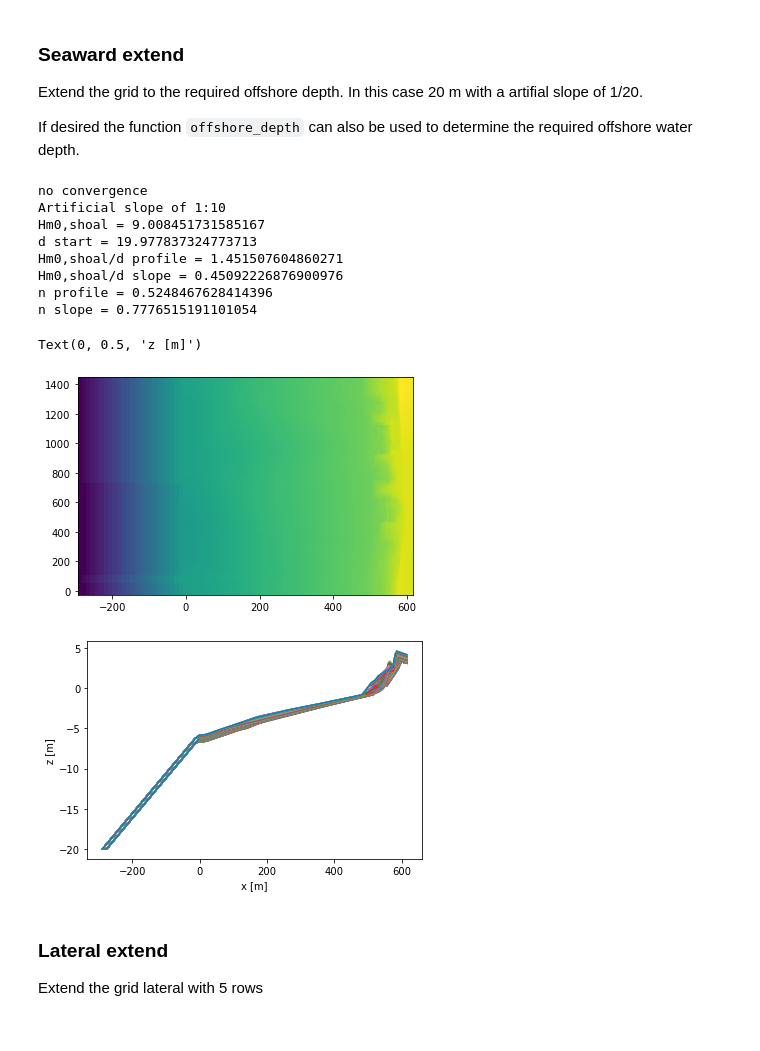
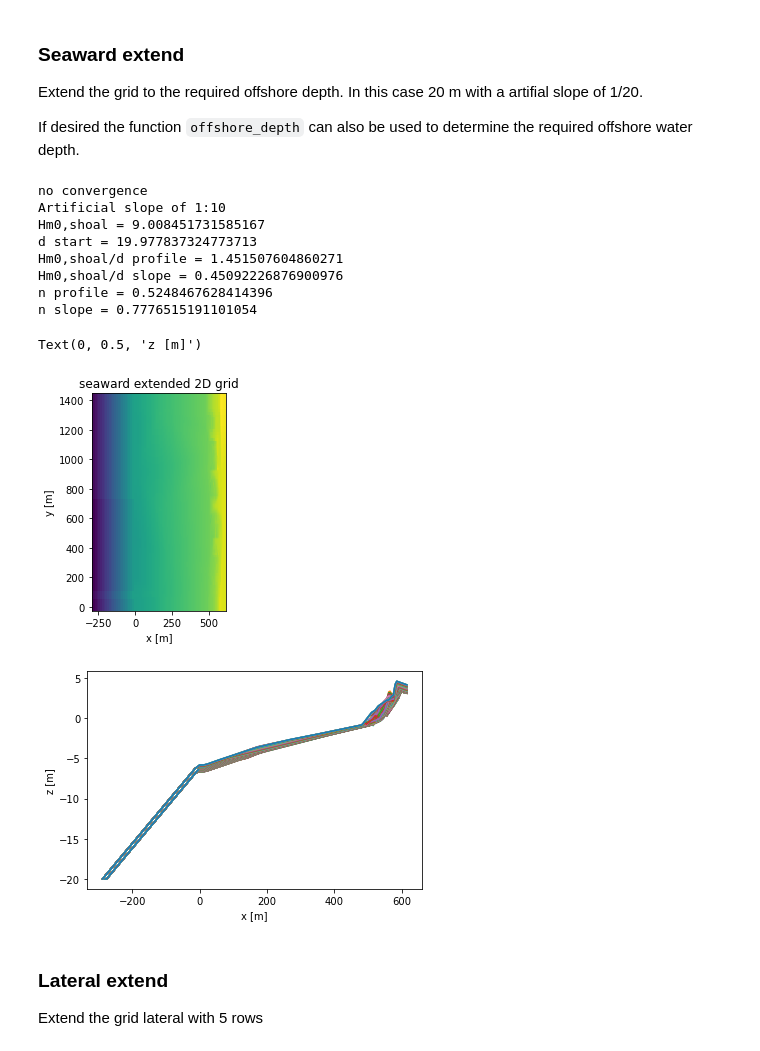
Before and after one commit to openearth/xbeach-toolbox, a Jupyter notebook: docs/source/xbeach-setup-2D.ipynb, the cells around one changed output. Cells and saved outputs as stored; diff of their text form; code cells hidden in the pictures.

```diff
--- a/docs/source/xbeach-setup-2D.ipynb
+++ b/docs/source/xbeach-setup-2D.ipynb
@@ -140,28 +149,32 @@ Extend the grid to the required offshore depth. In this case 20 m with a artifia
 
 If desired the function `offshore_depth` can also be used to determine the required offshore water depth.
 # %%
-d_start, slope, Hm0_shoal = offshore_depth(Hm0=9, Tp=15, depth_offshore_profile=abs(bathy[0,0]), depth_boundary_conditions=20)
+d_start, slope, Hm0_shoal = wave_functions.offshore_depth(Hm0=9, Tp=15, depth_offshore_profile=abs(bathy[0,0]), depth_boundary_conditions=20)
 
 xgr, ygr, zgr = seaward_extend(xgr,ygr,zgr,slope=1/20,depth=-20)
 
 plt.figure()
 plt.pcolor(xgr,ygr,zgr)
+plt.axis('scaled')
+plt.xlabel('x [m]')
+plt.ylabel('y [m]')
+plt.title('seaward extended 2D grid')
 
 plt.figure()
 plt.plot(xgr[:,:].T,zgr[:,:].T)
 plt.xlabel('x [m]')
 plt.ylabel('z [m]')
 # %% [output]
 no convergence
 Artificial slope of 1:10
 Hm0,shoal = 9.008451731585167
 d start = 19.977837324773713
 Hm0,shoal/d profile = 1.451507604860271
 Hm0,shoal/d slope = 0.45092226876900976
 n profile = 0.5248467628414396
 n slope = 0.7776515191101054
 Text(0, 0.5, 'z [m]')
-[figure, old version]
+[figure, new version]
 [figure]
 # %% [markdown]
 ### Lateral extend
```
Also changed, not shown: parts of 8 cells of this notebook, 2 other files.
